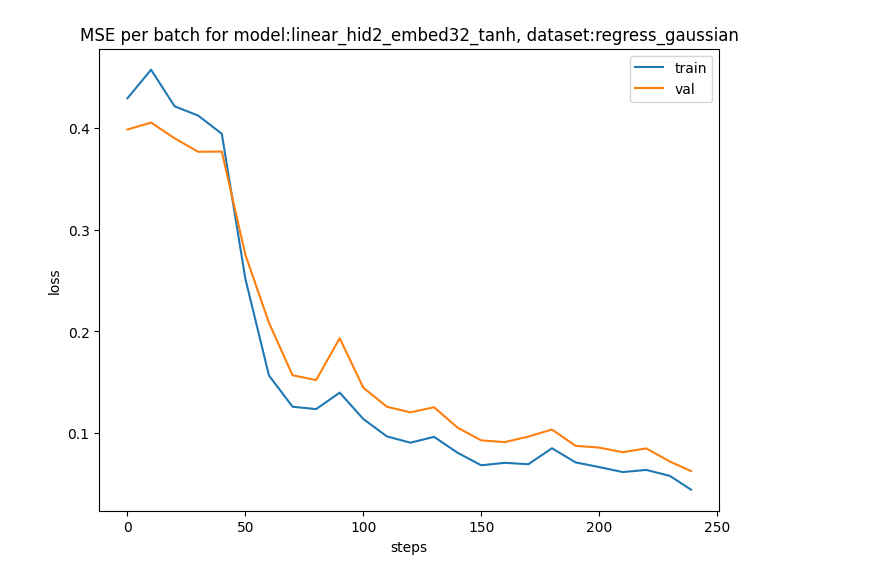
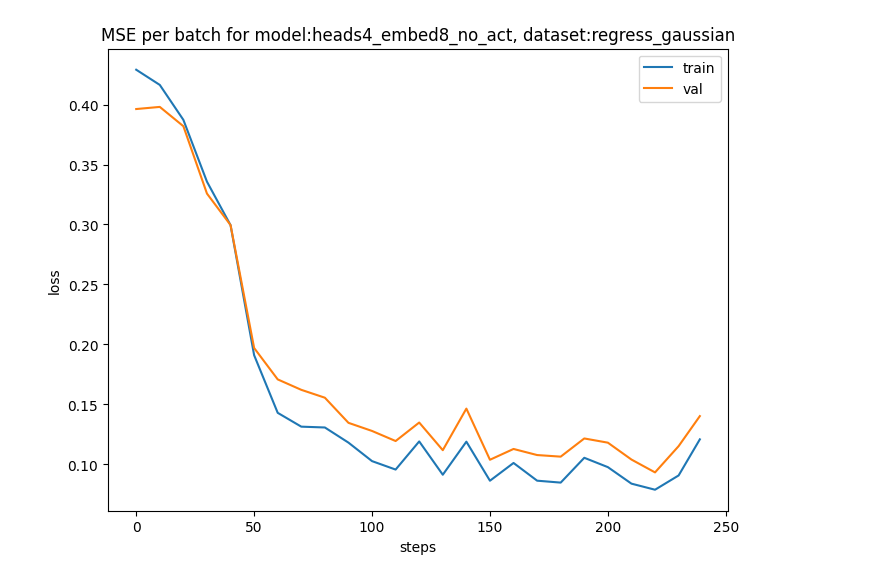
Before and after one commit to donglinkang2021/SimpleAttention, a Jupyter notebook: visualize.ipynb, the cells around one changed output. Cells and saved outputs as stored; diff of their text form; code cells hidden in the pictures.

```diff
--- a/visualize.ipynb
+++ b/visualize.ipynb
@@ -24,13 +21,18 @@ step 239: train loss 0.0445, val loss 0.0627
+# %%
+model_name = f"heads{train.n_head}_embed{train.n_embd}_no_act"
+dataset_name = "regress_gaussian"
+is_save = False
 # %%
 from draw import draw_loss
 draw_loss(
     train.iter_list,
     train.train_losses,
     train.val_losses,
-    f"MSE per batch for model:{model_name}, dataset:{dataset_name}", is_save=True
+    f"MSE per batch for model:{model_name}, dataset:{dataset_name}",
+    is_save=is_save
 )
 # %% [output]
-[figure, old version]
+[figure, new version]
 # %%
 from draw import draw_dataset, draw_decision_boundary
 # draw_dataset(train.valset, "Validation set")
```
Also changed, not shown: parts of 9 cells of this notebook, 15 other files.
